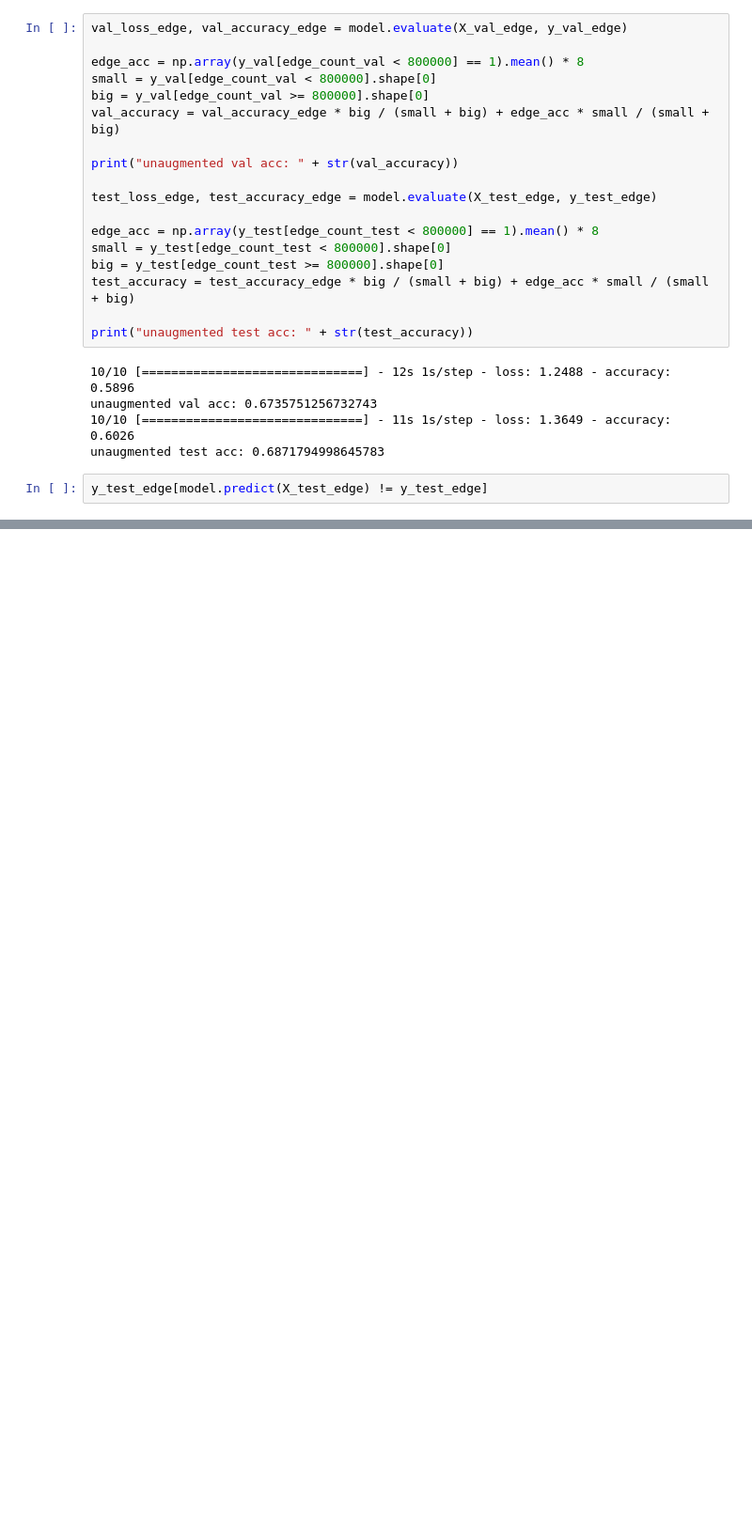
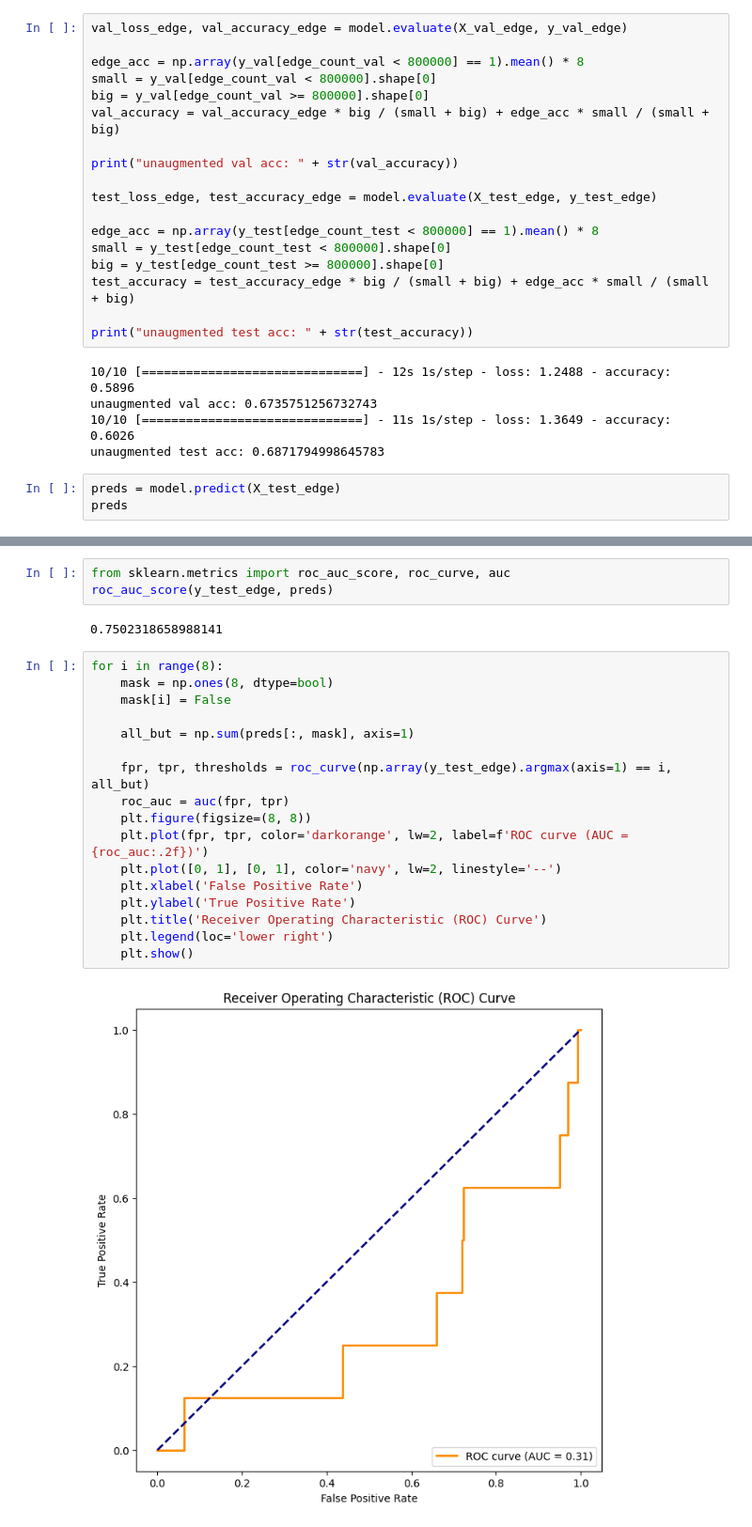
Before and after one commit to AbhishekVangipuram/CS229FinalProj, a Jupyter notebook: res_edge.ipynb, the cells around one changed output, grey strips where cells are left out. Shown at 94% size. Cells and saved outputs as stored; diff of their text form; blank space fills up the shorter version.

```diff
--- a/res_edge.ipynb
+++ b/res_edge.ipynb
@@ -257,5 +257,6 @@ unaugmented val acc: 0.6735751256732743
 10/10 [==============================] - 11s 1s/step - loss: 1.3649 - accuracy: 0.6026
 unaugmented test acc: 0.6871794998645783
 # %%
-y_test_edge[model.predict(X_test_edge) != y_test_edge]
+preds = model.predict(X_test_edge)
+preds
 # %% [output]
@@ -263,0 +277,24 @@ y_test_edge[model.predict(X_test_edge) != y_test_edge]
+# %%
+from sklearn.metrics import roc_auc_score, roc_curve, auc
+roc_auc_score(y_test_edge, preds)
+# %% [output]
+0.7502318658988141
+# %%
+for i in range(8):
+    mask = np.ones(8, dtype=bool)
+    mask[i] = False
+
+    all_but = np.sum(preds[:, mask], axis=1)
+
+    fpr, tpr, thresholds = roc_curve(np.array(y_test_edge).argmax(axis=1) == i, all_but)
+    roc_auc = auc(fpr, tpr)
+    plt.figure(figsize=(8, 8))
+    plt.plot(fpr, tpr, color='darkorange', lw=2, label=f'ROC curve (AUC = {roc_auc:.2f})')
+    plt.plot([0, 1], [0, 1], color='navy', lw=2, linestyle='--')
+    plt.xlabel('False Positive Rate')
+    plt.ylabel('True Positive Rate')
+    plt.title('Receiver Operating Characteristic (ROC) Curve')
+    plt.legend(loc='lower right')
+    plt.show()
+# %% [output]
+[figure, added]
```
Also changed, not shown: parts of 8 cells of this notebook.
